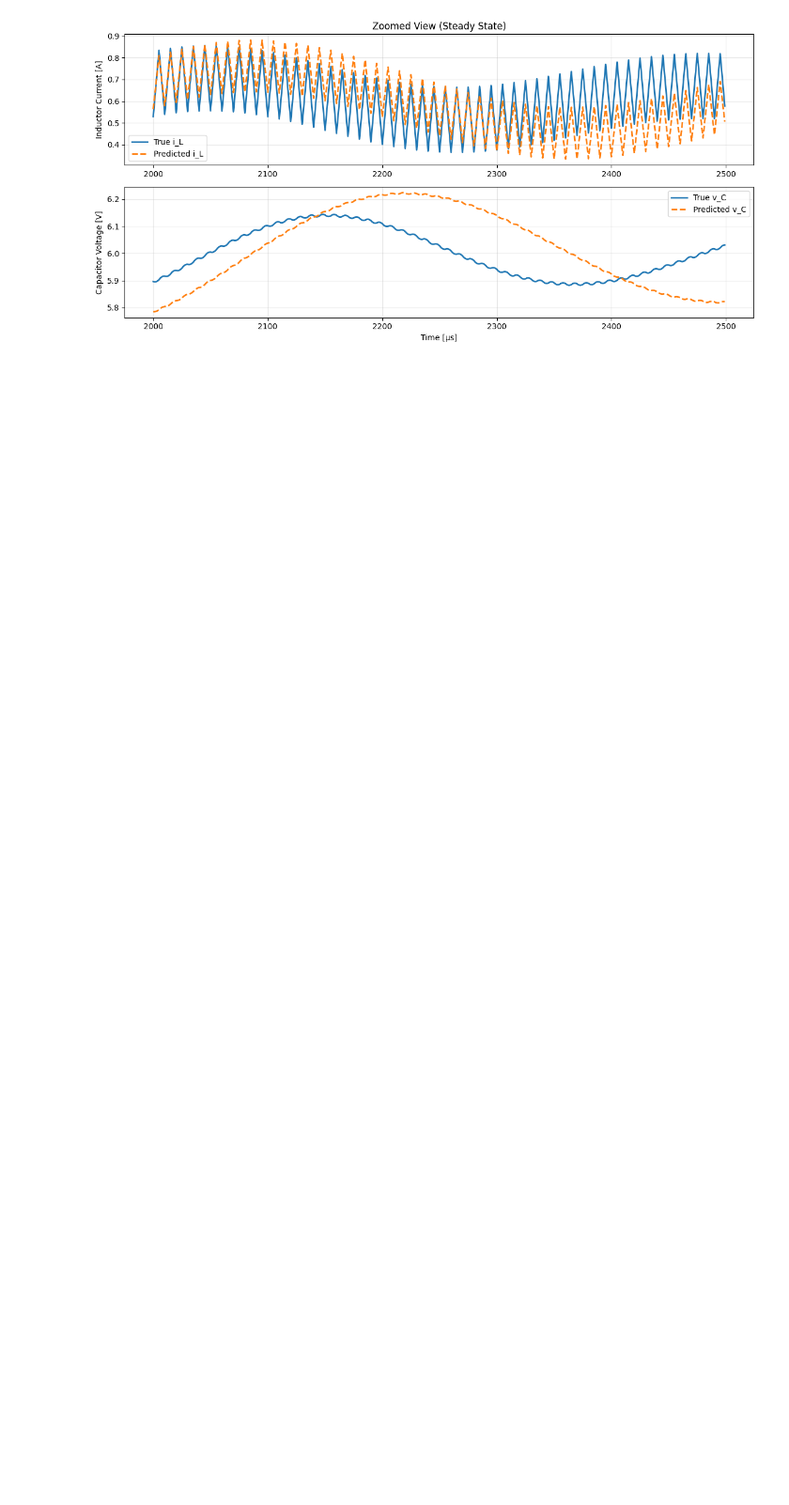
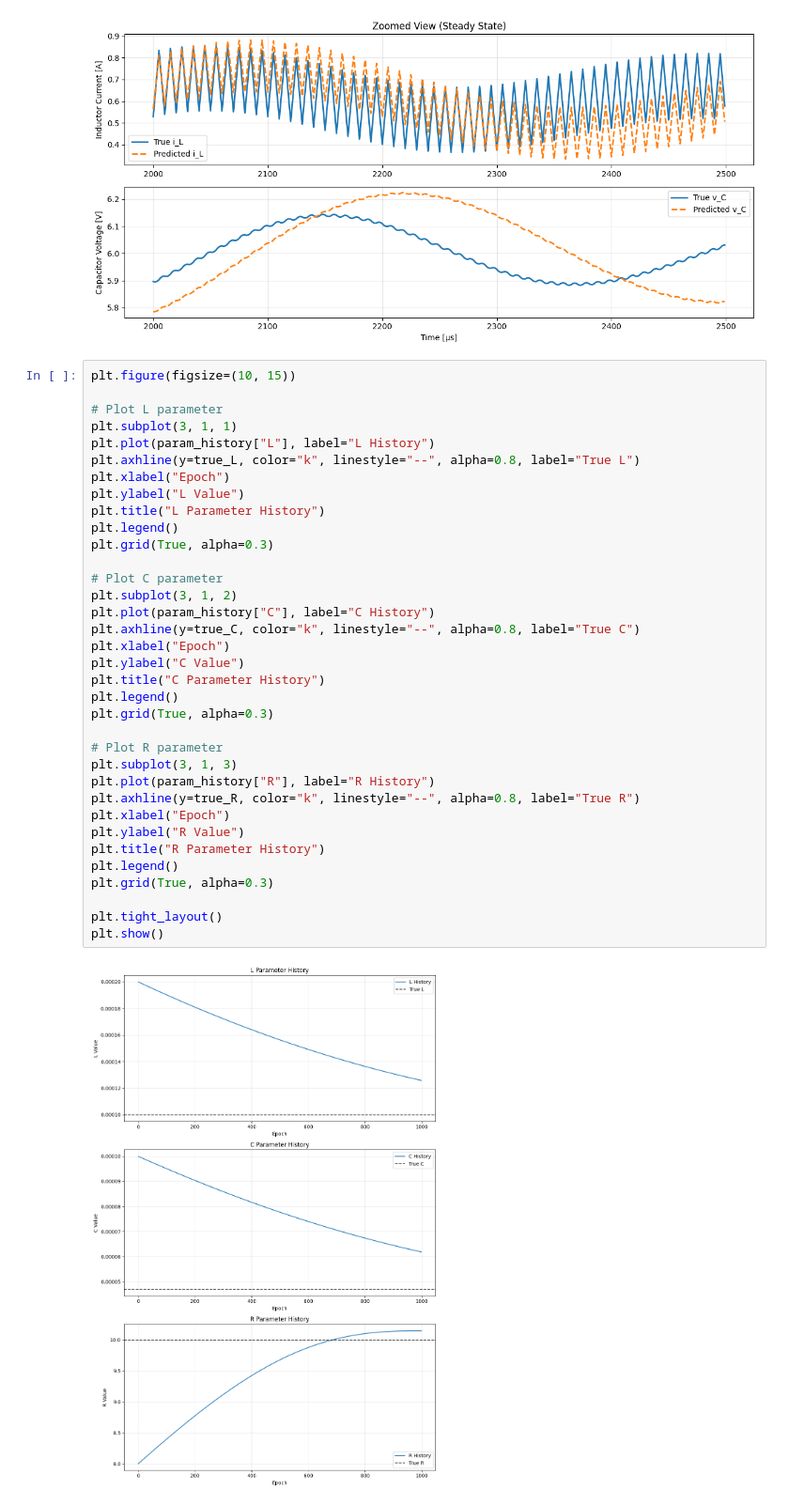
Before and after one commit to University-Laboratory/rnn-pann, a Jupyter notebook: notebooks/note2.ipynb, the cells around one changed output. Shown at 94% size. Saved outputs shown, nothing was run; the diff lists cells and outputs as text; blank space fills up the shorter version.

```diff
--- a/notebooks/note2.ipynb
+++ b/notebooks/note2.ipynb
@@ -325,6 +325,43 @@ plt.show()
 # %% [output]
 [figure]
 [figure]
+# %%
+plt.figure(figsize=(10, 15))
+
+# Plot L parameter
+plt.subplot(3, 1, 1)
+plt.plot(param_history["L"], label="L History")
+plt.axhline(y=true_L, color="k", linestyle="--", alpha=0.8, label="True L")
+plt.xlabel("Epoch")
+plt.ylabel("L Value")
+plt.title("L Parameter History")
+plt.legend()
+plt.grid(True, alpha=0.3)
+
+# Plot C parameter
+plt.subplot(3, 1, 2)
+plt.plot(param_history["C"], label="C History")
+plt.axhline(y=true_C, color="k", linestyle="--", alpha=0.8, label="True C")
+plt.xlabel("Epoch")
+plt.ylabel("C Value")
+plt.title("C Parameter History")
+plt.legend()
+plt.grid(True, alpha=0.3)
+
+# Plot R parameter
+plt.subplot(3, 1, 3)
+plt.plot(param_history["R"], label="R History")
+plt.axhline(y=true_R, color="k", linestyle="--", alpha=0.8, label="True R")
+plt.xlabel("Epoch")
+plt.ylabel("R Value")
+plt.title("R Parameter History")
+plt.legend()
+plt.grid(True, alpha=0.3)
+
+plt.tight_layout()
+plt.show()
+# %% [output]
+[figure, added]
 # %% [markdown]
 # まとめ
 
```
Also changed, not shown: 3 other files.
